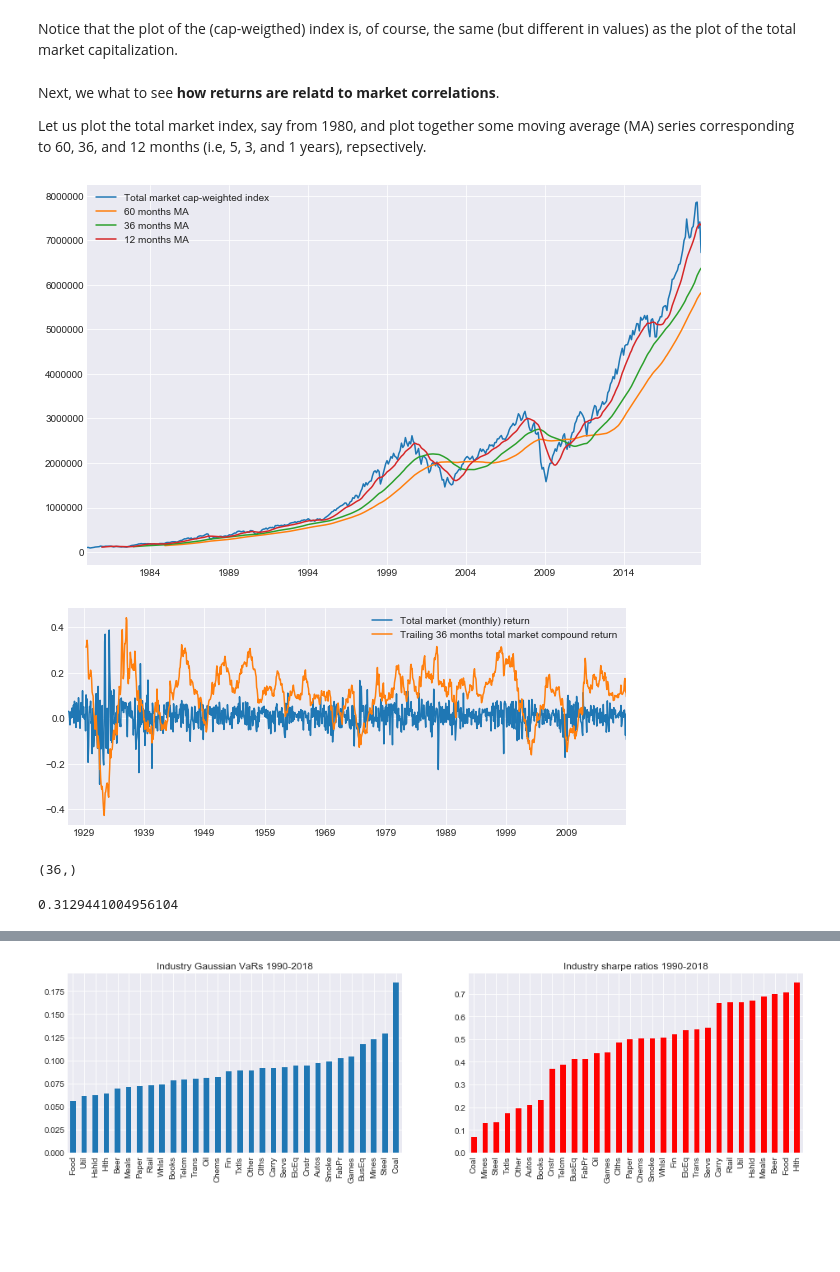
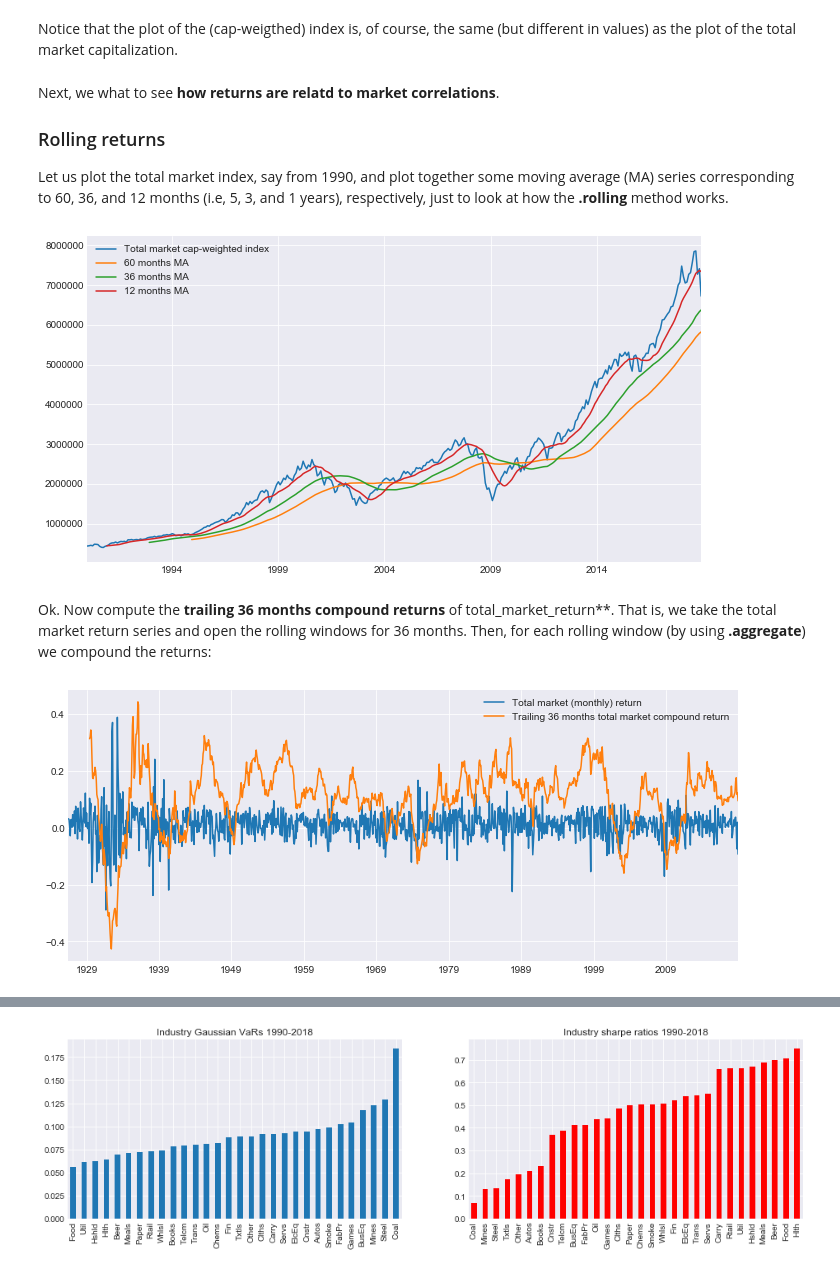
Before and after one commit to z4ir3/finance-courses, a Jupyter notebook: week-3.ipynb, the cells around one changed output, grey strips where cells are left out. Drawn from its saved outputs; the diff is of its cells as text; code cells hidden in the pictures; blank space fills up the shorter version.

```diff
--- a/week-3.ipynb
+++ b/week-3.ipynb
@@ -157,14 +182,20 @@ Notice that the plot of the (cap-weigthed) index is, of course, the same (but di
 # %% [markdown]
 Next, we what to see **how returns are relatd to market correlations**.
 
-Let us plot the total market index, say from 1980, and plot together some moving average (MA) series corresponding to 60, 36, and 12 months (i.e, 5, 3, and 1 years), repsectively.
+### Rolling returns
+
+Let us plot the total market index, say from 1990, and plot together some moving average (MA) series corresponding to 60, 36, and 12 months (i.e, 5, 3, and 1 years), respectively, just to look at how the **.rolling** method works.
 # %%
-total_market_index["1980":].plot(grid=True, figsize=(11,7), label="Total market cap-weighted index")
+total_market_index["1990":].plot(grid=True, figsize=(11,6), label="Total market cap-weighted index")
 
-total_market_index["1980":].rolling(window=60).mean().plot(grid=True, figsize=(11,7), label="60 months MA") # 5 years MA
-total_market_index["1980":].rolling(window=36).mean().plot(grid=True, figsize=(11,7), label="36 months MA") # 3 years MA
-total_market_index["1980":].rolling(window=12).mean().plot(grid=True, figsize=(11,7), label="12 months MA") # 1 year MA
+total_market_index["1990":].rolling(window=60).mean().plot(grid=True, figsize=(11,6), label="60 months MA") # 5 years MA
+total_market_index["1990":].rolling(window=36).mean().plot(grid=True, figsize=(11,6), label="36 months MA") # 3 years MA
+total_market_index["1990":].rolling(window=12).mean().plot(grid=True, figsize=(11,6), label="12 months MA") # 1 year MA
+
 plt.legend()
 plt.show()
 # %% [output]
-[figure, old version]
+[figure, new version]
+# %% [markdown]
+Ok. Now compute the **trailing 36 months compound returns** of total_market_return**.
+That is, we take the total market return series and open the rolling windows for 36 months. Then, for each rolling window (by using **.aggregate**) we compound the returns:
@@ -171,18 +204,9 @@ plt.show()
 # %%
-tmi_trail_36_rets = total_market_return.rolling(window=36).aggregate( erk.annualize_rets, periods_per_year=12 )
-
-total_market_return.plot(grid=True, figsize=(10,4), label="Total market (monthly) return")
-tmi_trail_36_rets.plot(grid=True, figsize=(10,4), label="Trailing 36 months total market compound return")
+# Plot them
+total_market_return.plot(grid=True, figsize=(12,5), label="Total market (monthly) return")
+tmi_trail_36_rets.plot(grid=True, figsize=(12,5), label="Trailing 36 months total market compound return")
 
 plt.legend()
 plt.show()
 # %% [output]
-[figure, old version]
+[figure, new version]
-# %%
-total_market_return["1926-07":"1929-06"].shape
-# %% [output]
-(36,)
-# %%
-erk.annualize_rets( total_market_return["1926-07":"1929-06"], 12)
-# %% [output]
-0.3129441004956104
```
Also changed, not shown: parts of 24 cells of this notebook.
